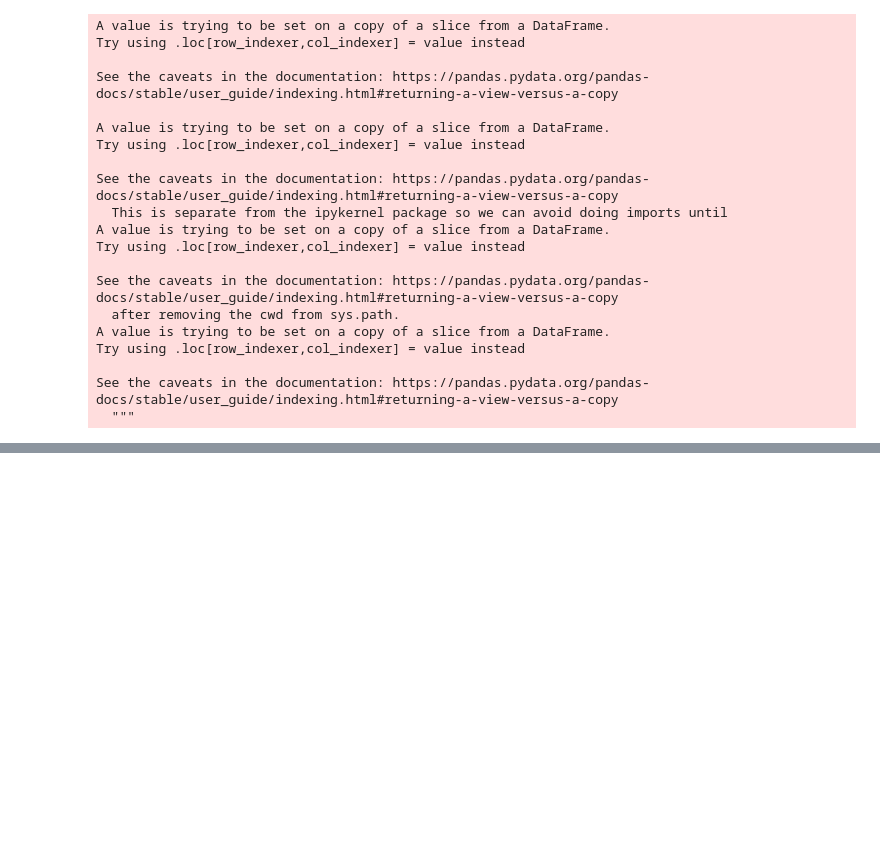
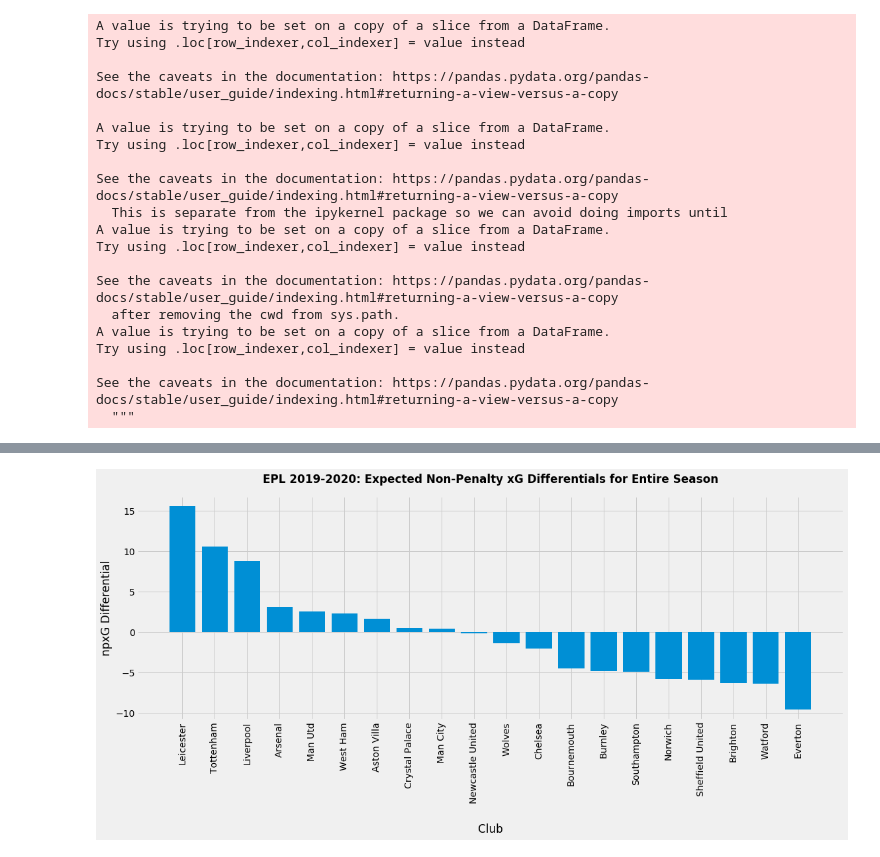
Before and after one commit to troypramsey/WebViz_EPL2019Analysis, a Jupyter notebook: WebVisualizations/resources/data_analysis.ipynb, the cells around one changed output, grey strips where cells are left out. Cells and saved outputs as stored; diff of their text form; code cells hidden in the pictures; blank space fills up the shorter version.

```diff
--- a/WebVisualizations/resources/data_analysis.ipynb
+++ b/WebVisualizations/resources/data_analysis.ipynb
@@ -96 +83,18 @@ plt.show()
+# %%
+total_npxG_diff = pd.DataFrame(result_groups.sum().sort_values('npxG_diff', ascending=False)).reset_index()
+
+plt.figure(figsize=(16,8))
+plt.bar(total_npxG_diff['teamId'], total_npxG_diff['npxG_diff'])
+plt.xticks(rotation=90)
+plt.title('EPL 2019-2020: Expected Non-Penalty xG Differentials for Entire Season', fontweight='bold', fontsize='large', pad=20)
+plt.xlabel('Club', labelpad=30, fontsize='large')
+plt.ylabel('npxG Differential', fontsize='large')
+plt.tight_layout()
+
+path = f'../visualizations/npxg_diff_bar.png'
+plt.savefig(path, format='png', facecolor='#ebecf1')
+
+plt.show()
+# %% [output]
+[figure, added]
 # %%
```
Also changed, not shown: parts of 10 cells of this notebook, 12 other files.
